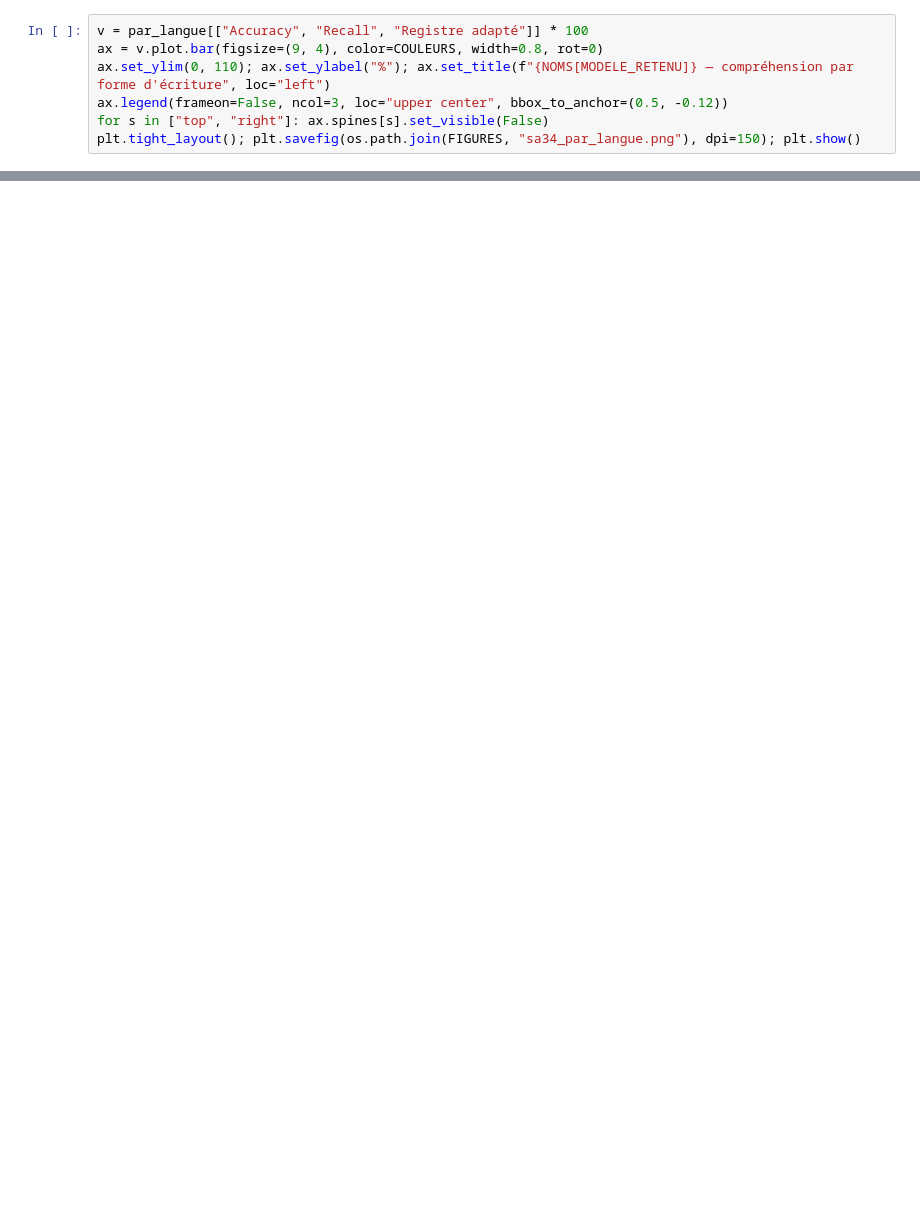
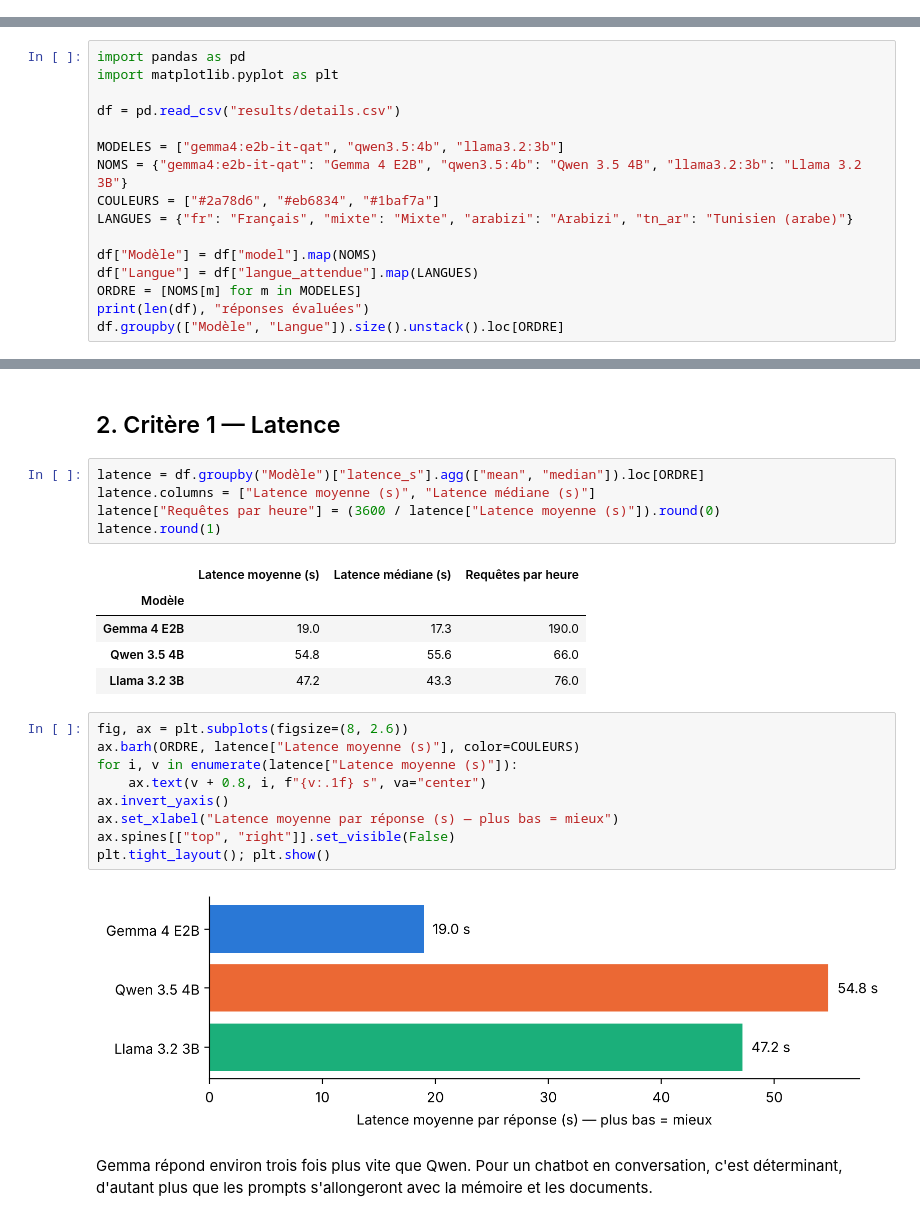
Before and after one commit to amal-jallouli/HRProject, a Jupyter notebook: llm-eval/analyse_resultats.ipynb, the cells around one changed output, grey strips where cells are left out. Cells and saved outputs as stored; diff of their text form; blank space fills up the shorter version.

Commit message:
évaluation des modèles sa-33 + sa-34

```diff
--- a/llm-eval/analyse_resultats.ipynb
+++ b/llm-eval/analyse_resultats.ipynb
@@ -350,7 +0,0 @@ par_langue[["Accuracy", "Recall", "Answer Relevancy", "Hallucination Rate", "Dé
-# %%
-v = par_langue[["Accuracy", "Recall", "Registre adapté"]] * 100
-ax = v.plot.bar(figsize=(9, 4), color=COULEURS, width=0.8, rot=0)
-ax.set_ylim(0, 110); ax.set_ylabel("%"); ax.set_title(f"{NOMS[MODELE_RETENU]} — compréhension par forme d'écriture", loc="left")
-ax.legend(frameon=False, ncol=3, loc="upper center", bbox_to_anchor=(0.5, -0.12))
-for s in ["top", "right"]: ax.spines[s].set_visible(False)
-plt.tight_layout(); plt.savefig(os.path.join(FIGURES, "sa34_par_langue.png"), dpi=150); plt.show()
@@ -407,0 +12,16 @@ Fichiers enregistrés dans results
+# %%
+import pandas as pd
+import matplotlib.pyplot as plt
+
+df = pd.read_csv("results/details.csv")
+
+MODELES = ["gemma4:e2b-it-qat", "qwen3.5:4b", "llama3.2:3b"]
+NOMS = {"gemma4:e2b-it-qat": "Gemma 4 E2B", "qwen3.5:4b": "Qwen 3.5 4B", "llama3.2:3b": "Llama 3.2 3B"}
+COULEURS = ["#2a78d6", "#eb6834", "#1baf7a"]
+LANGUES = {"fr": "Français", "mixte": "Mixte", "arabizi": "Arabizi", "tn_ar": "Tunisien (arabe)"}
+
+df["Modèle"] = df["model"].map(NOMS)
+df["Langue"] = df["langue_attendue"].map(LANGUES)
+ORDRE = [NOMS[m] for m in MODELES]
+print(len(df), "réponses évaluées")
+df.groupby(["Modèle", "Langue"]).size().unstack().loc[ORDRE]
@@ -407,0 +48,26 @@ Fichiers enregistrés dans results
+# %% [markdown]
+## 2. Critère 1 — Latence
+# %%
+latence = df.groupby("Modèle")["latence_s"].agg(["mean", "median"]).loc[ORDRE]
+latence.columns = ["Latence moyenne (s)", "Latence médiane (s)"]
+latence["Requêtes par heure"] = (3600 / latence["Latence moyenne (s)"]).round(0)
+latence.round(1)
+# %% [output]
+|  | Latence moyenne (s) | Latence médiane (s) | Requêtes par heure |
+| Modèle |  |  |  |
+| Gemma 4 E2B | 19.0 | 17.3 | 190.0 |
+| Qwen 3.5 4B | 54.8 | 55.6 | 66.0 |
+| Llama 3.2 3B | 47.2 | 43.3 | 76.0 |
+# %%
+fig, ax = plt.subplots(figsize=(8, 2.6))
+ax.barh(ORDRE, latence["Latence moyenne (s)"], color=COULEURS)
+for i, v in enumerate(latence["Latence moyenne (s)"]):
+    ax.text(v + 0.8, i, f"{v:.1f} s", va="center")
+ax.invert_yaxis()
+ax.set_xlabel("Latence moyenne par réponse (s) — plus bas = mieux")
+ax.spines[["top", "right"]].set_visible(False)
+plt.tight_layout(); plt.show()
+# %% [output]
+[figure, added]
+# %% [markdown]
+Gemma répond environ trois fois plus vite que Qwen. Pour un chatbot en conversation, c'est déterminant, d'autant plus que les prompts s'allongeront avec la mémoire et les documents.
```
Also changed, not shown: parts of 49 cells of this notebook.
